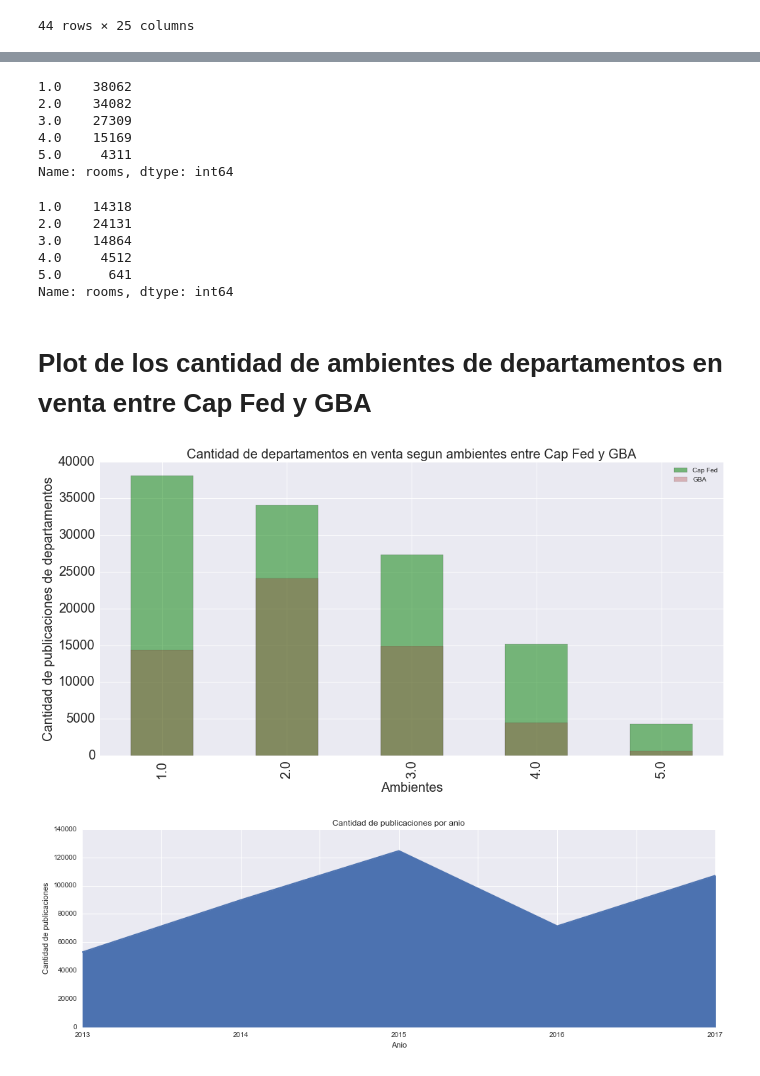
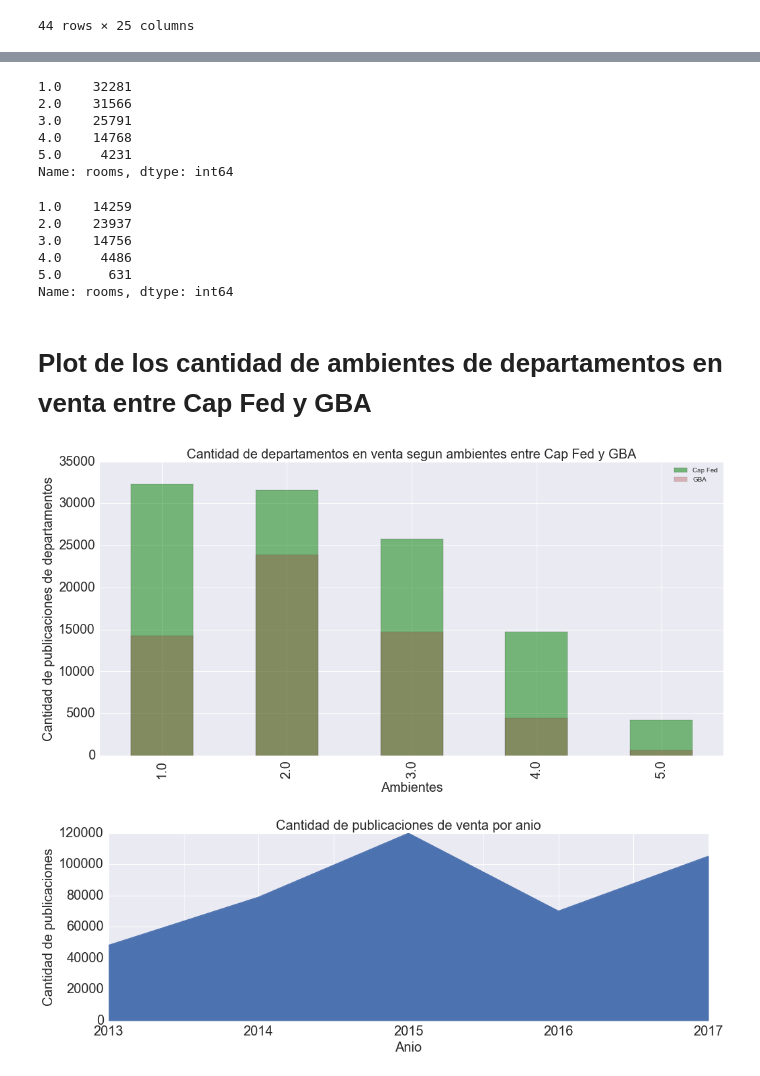
Before and after one commit to BraianVicente/properati_argentina, a Jupyter notebook: src/TP 1 - Properati - Full Month - Algunos Plots.ipynb, the cells around one changed output, grey strips where cells are left out. Cells and saved outputs as stored; diff of their text form; code cells hidden in the pictures.

```diff
--- a/src/TP 1 - Properati - Full Month - Algunos Plots.ipynb
+++ b/src/TP 1 - Properati - Full Month - Algunos Plots.ipynb
@@ -258,2 +255,0 @@ Name: place_name, dtype: int64
-# %%
-properati.loc[(properati['zone'] == "") & (properati['place_name'] == "Capital Federal"),'zone'] = "Capital Federal"
@@ -259,0 +262,2 @@ properati.loc[(properati['zone'] == "") & (properati['place_name'] == "Capital F
+# %%
+properati = properati[properati['zone'] != ""]
@@ -763,22 +768,22 @@ ambientesDptoCadFed = properati[(properati['state_name'] == "Capital Federal") &
                         ['rooms'].value_counts().sort_index().head(5)
 ambientesDptoCadFed
 # %% [output]
-1.0    38062
-2.0    34082
-3.0    27309
-4.0    15169
-5.0     4311
+1.0    32281
+2.0    31566
+3.0    25791
+4.0    14768
+5.0     4231
 Name: rooms, dtype: int64
 # %%
 ambientesDptoGBA = properati[(properati['state_name'] == "G.B.A") & (properati['property_type'] == "apartment")]\
             ['rooms'].value_counts().sort_index().head(5)
 ambientesDptoGBA
 # %% [output]
-1.0    14318
-2.0    24131
-3.0    14864
-4.0     4512
-5.0      641
+1.0    14259
+2.0    23937
+3.0    14756
+4.0     4486
+5.0      631
 Name: rooms, dtype: int64
 # %% [markdown]
 # Plot de los cantidad de ambientes de departamentos en venta entre Cap Fed y GBA
@@ -790,15 +795,15 @@ plt.legend()
 plt.xlabel("Ambientes",fontsize=20)
 plt.ylabel("Cantidad de publicaciones de departamentos",fontsize=20);
 # %% [output]
-[figure, old version]
+[figure, new version]
 # %%
 anioMesDia = properati['created_on'].str.split('-')
 properati['anio'] = anioMesDia.map(lambda x: x[0])
 properati['mes'] = anioMesDia.map(lambda x : x[1])
 # %%
-plt.title("Cantidad de publicaciones por anio")
-properati['anio'].value_counts().sort_index().plot('area',figsize=(16,5))
-plt.xlabel("Anio")
-plt.ylabel("Cantidad de publicaciones");
+plt.title("Cantidad de publicaciones de venta por anio",fontsize=20)
+properati['anio'].value_counts().sort_index().plot('area',figsize=(16,5),fontsize=20)
+plt.xlabel("Anio",fontsize=20)
+plt.ylabel("Cantidad de publicaciones",fontsize=20);
 # %% [output]
-[figure, old version]
+[figure, new version]
```
Also changed, not shown: parts of 54 cells of this notebook.
